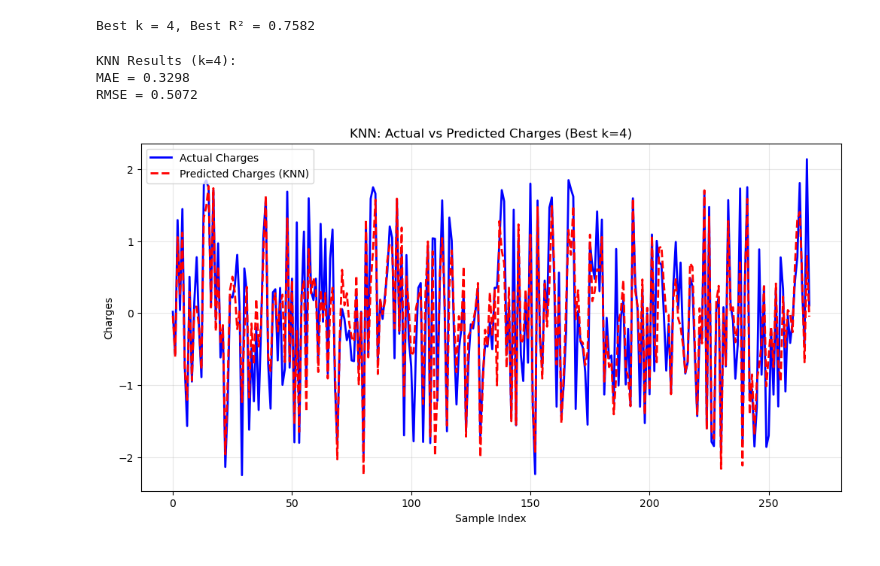
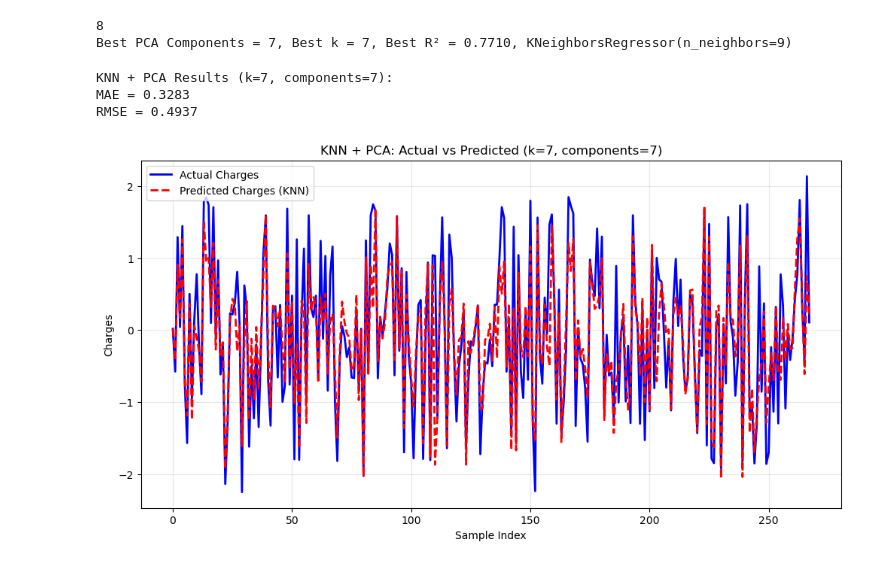
Before and after one commit to RawanHossam17/machine-learning-project, a Jupyter notebook: numeric_data/models_file.ipynb, the cells around one changed output. Saved outputs shown, nothing was run; the diff lists cells and outputs as text; code cells hidden in the pictures.

```diff
--- a/numeric_data/models_file.ipynb
+++ b/numeric_data/models_file.ipynb
@@ -40,47 +30,63 @@ def knn(training_data, training_labels, test_point, k):
-# %%
-best_r2 = -np.inf
-best_k = None
-best_y_pred = None
-
-for k_try in range(1, 5):
-    y_pred_try = np.array([
-        knn(X_train.values, y_train.flatten(), X_test.values[i], k_try)
-        for i in range(len(X_test))
-    ])
-    r2_try = r2_score(y_test, y_pred_try)
-    if r2_try > best_r2:
-        best_r2 = r2_try
-        best_k = k_try
-        best_y_pred = y_pred_try
-
-print(f"Best k = {best_k}, Best R² = {best_r2:.4f}")
-# %% [output]
-Best k = 4, Best R² = 0.7582
+# %%
+n_features = X_train.shape[1]
+print(n_features)
+
+best_r2_pca = -np.inf
+best_k_pca = None
+best_components = None
+best_model = None
+best_pca = None
+
+for n_comp in range(1, n_features + 1):
+
+    pca = PCA(n_components=n_comp)
+    X_train_pca = pca.fit_transform(X_train)
+    X_test_pca = pca.transform(X_test)
+
+    for k_try in range(1, 10):
+        model = KNeighborsRegressor(n_neighbors=k_try)
+        model.fit(X_train_pca, y_train)
+
+        y_pred_try = model.predict(X_test_pca)
+        r2_try = r2_score(y_test, y_pred_try)
+
+        if r2_try > best_r2_pca:
+            best_r2_pca = r2_try
+            best_k_pca = k_try
+            best_components = n_comp
+            best_model = model
+            best_pca = pca
+print(f"Best PCA Components = {best_components}, Best k = {best_k_pca}, Best R² = {best_r2_pca:.4f}, {model}")
+# %% [output]
+8
+Best PCA Components = 7, Best k = 7, Best R² = 0.7710, KNeighborsRegressor(n_neighbors=9)
 # %%
-y_pred = np.array([knn(X_train.values, y_train.flatten(), X_test.values[i], best_k)
-                    for i in range(len(X_test))])
+X_train_pca = best_pca.transform(X_train)
+X_test_pca = best_pca.transform(X_test)
+
+y_pred = best_model.predict(X_test_pca)
 # %%
 mae = mean_absolute_error(y_test, y_pred)
 rmse = np.sqrt(mean_squared_error(y_test, y_pred))
-print(f"KNN Results (k={best_k}):")
+print(f"KNN + PCA Results (k={best_k_pca}, components={best_components}):")
 print(f"MAE = {mae:.4f}")
 print(f"RMSE = {rmse:.4f}")
 # %% [output]
-KNN Results (k=4):
-MAE = 0.3298
-RMSE = 0.5072
+KNN + PCA Results (k=7, components=7):
+MAE = 0.3283
+RMSE = 0.4937
 # %%
 plt.figure(figsize=(12,6))
 plt.plot(y_test, label='Actual Charges', color='blue', linewidth=2)
 plt.plot(y_pred, label='Predicted Charges (KNN)', color='red', linewidth=2, linestyle='--')
-plt.title(f'KNN: Actual vs Predicted Charges (Best k={best_k})')
+plt.title(f'KNN + PCA: Actual vs Predicted (k={best_k_pca}, components={best_components})')
 plt.xlabel('Sample Index')
 plt.ylabel('Charges')
 plt.legend()
 plt.grid(True, alpha=0.3)
 plt.show()
 # %% [output]
-[figure, old version]
+[figure, new version]
 # %%
 r2 = r2_score(y_test, y_pred)
 print(f"R² score = {r2:.4f}")
```
Also changed, not shown: parts of 4 cells of this notebook, 1 other file.
